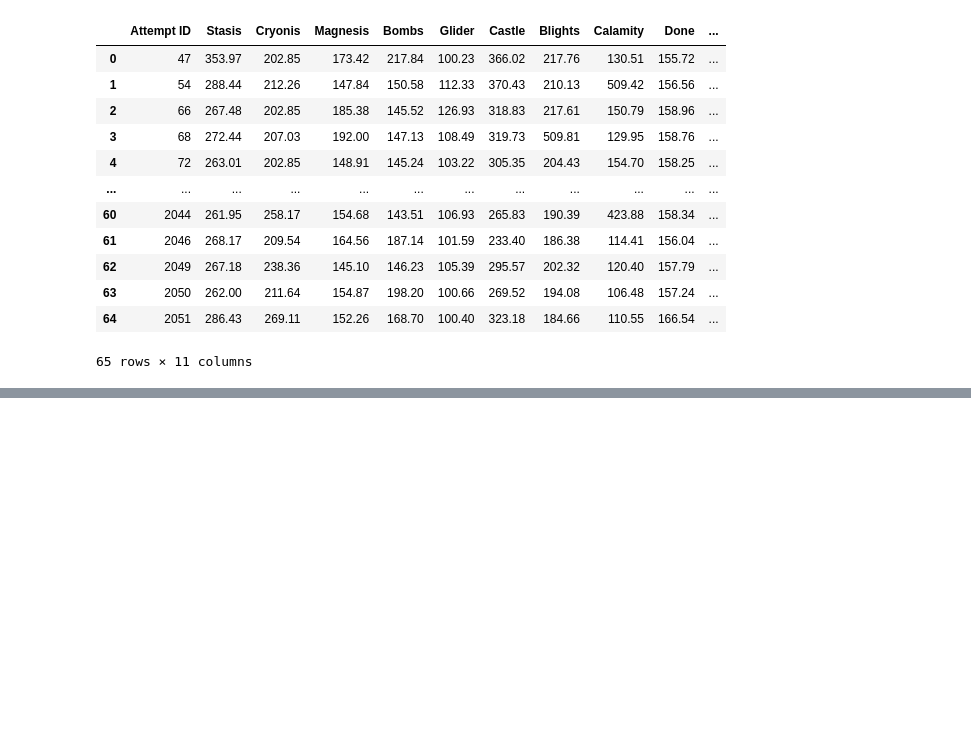
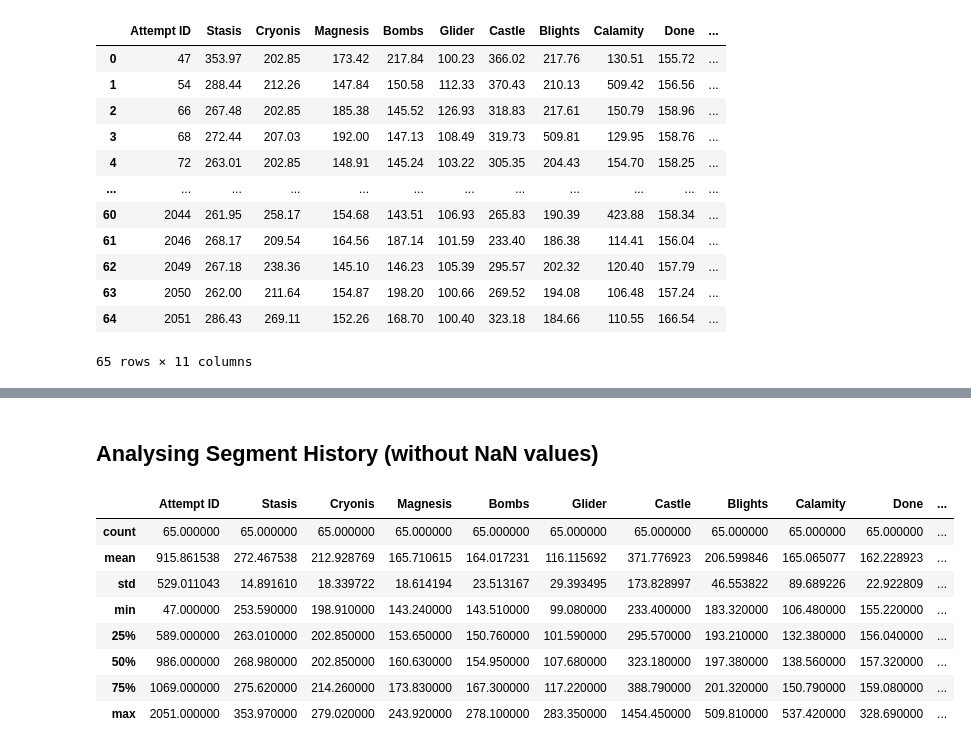
Before and after one commit to SlyZorua/botw-livesplit-attempt-analysis, a Jupyter notebook: data-science.ipynb, the cells around one changed output, grey strips where cells are left out. Saved outputs shown, nothing was run; the diff lists cells and outputs as text; code cells hidden in the pictures; blank space fills up the shorter version.

```diff
--- a/data-science.ipynb
+++ b/data-science.ipynb
@@ -288,0 +328,14 @@ df_segment_history_woNaN
+# %% [markdown]
+## Analysing Segment History (without NaN values)
+# %%
+df_segment_history_woNaN.describe()
+# %% [output]
+|  | Attempt ID | Stasis | Cryonis | Magnesis | Bombs | Glider | Castle | Blights | Calamity | Done | ... |
+| count | 65.000000 | 65.000000 | 65.000000 | 65.000000 | 65.000000 | 65.000000 | 65.000000 | 65.000000 | 65.000000 | 65.000000 | ... |
+| mean | 915.861538 | 272.467538 | 212.928769 | 165.710615 | 164.017231 | 116.115692 | 371.776923 | 206.599846 | 165.065077 | 162.228923 | ... |
+| std | 529.011043 | 14.891610 | 18.339722 | 18.614194 | 23.513167 | 29.393495 | 173.828997 | 46.553822 | 89.689226 | 22.922809 | ... |
+| min | 47.000000 | 253.590000 | 198.910000 | 143.240000 | 143.510000 | 99.080000 | 233.400000 | 183.320000 | 106.480000 | 155.220000 | ... |
+| 25% | 589.000000 | 263.010000 | 202.850000 | 153.650000 | 150.760000 | 101.590000 | 295.570000 | 193.210000 | 132.380000 | 156.040000 | ... |
+| 50% | 986.000000 | 268.980000 | 202.850000 | 160.630000 | 154.950000 | 107.680000 | 323.180000 | 197.380000 | 138.560000 | 157.320000 | ... |
+| 75% | 1069.000000 | 275.620000 | 214.260000 | 173.830000 | 167.300000 | 117.220000 | 388.790000 | 201.320000 | 150.790000 | 159.080000 | ... |
+| max | 2051.000000 | 353.970000 | 279.020000 | 243.920000 | 278.100000 | 283.350000 | 1454.450000 | 509.810000 | 537.420000 | 328.690000 | ... |
```
Also changed, not shown: parts of 10 cells of this notebook.
